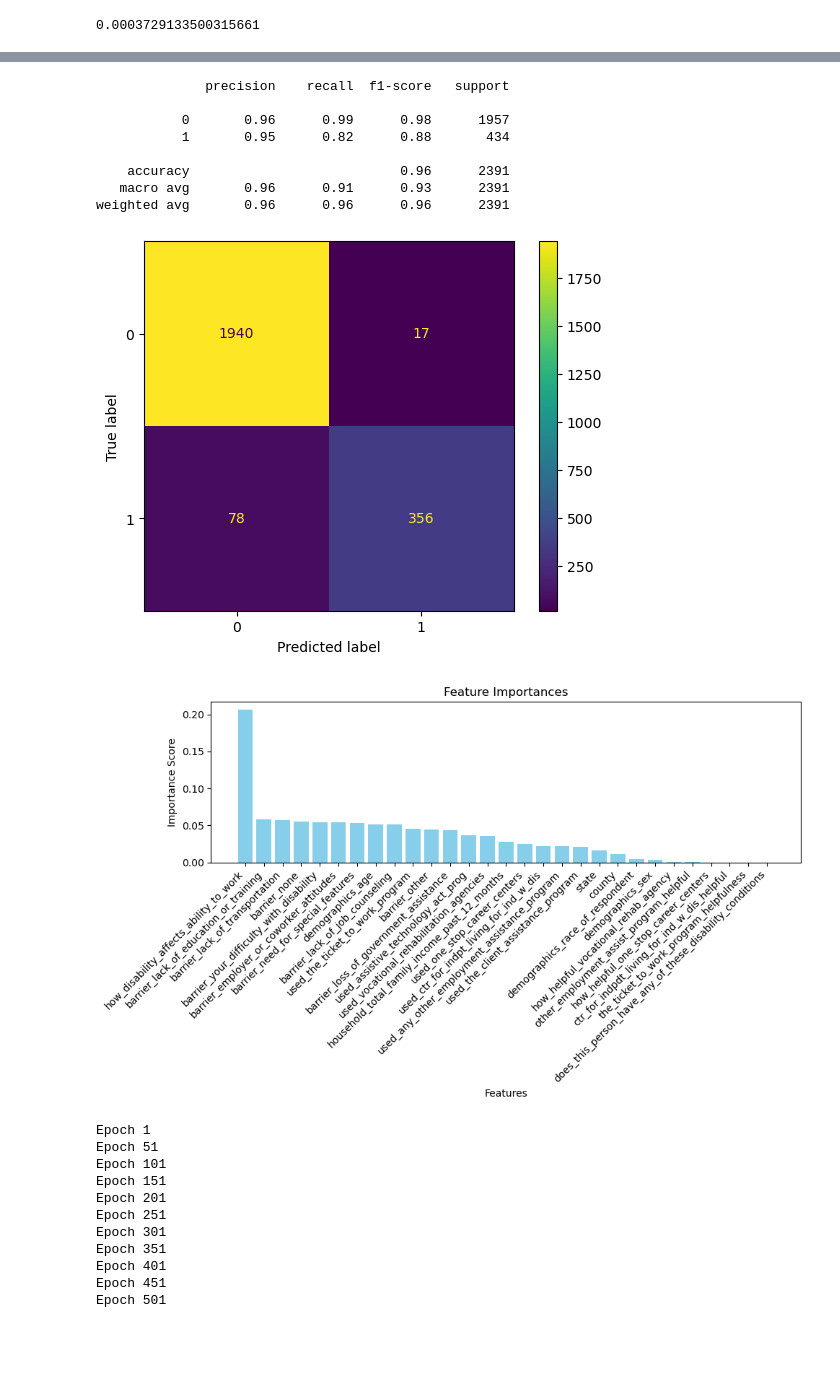
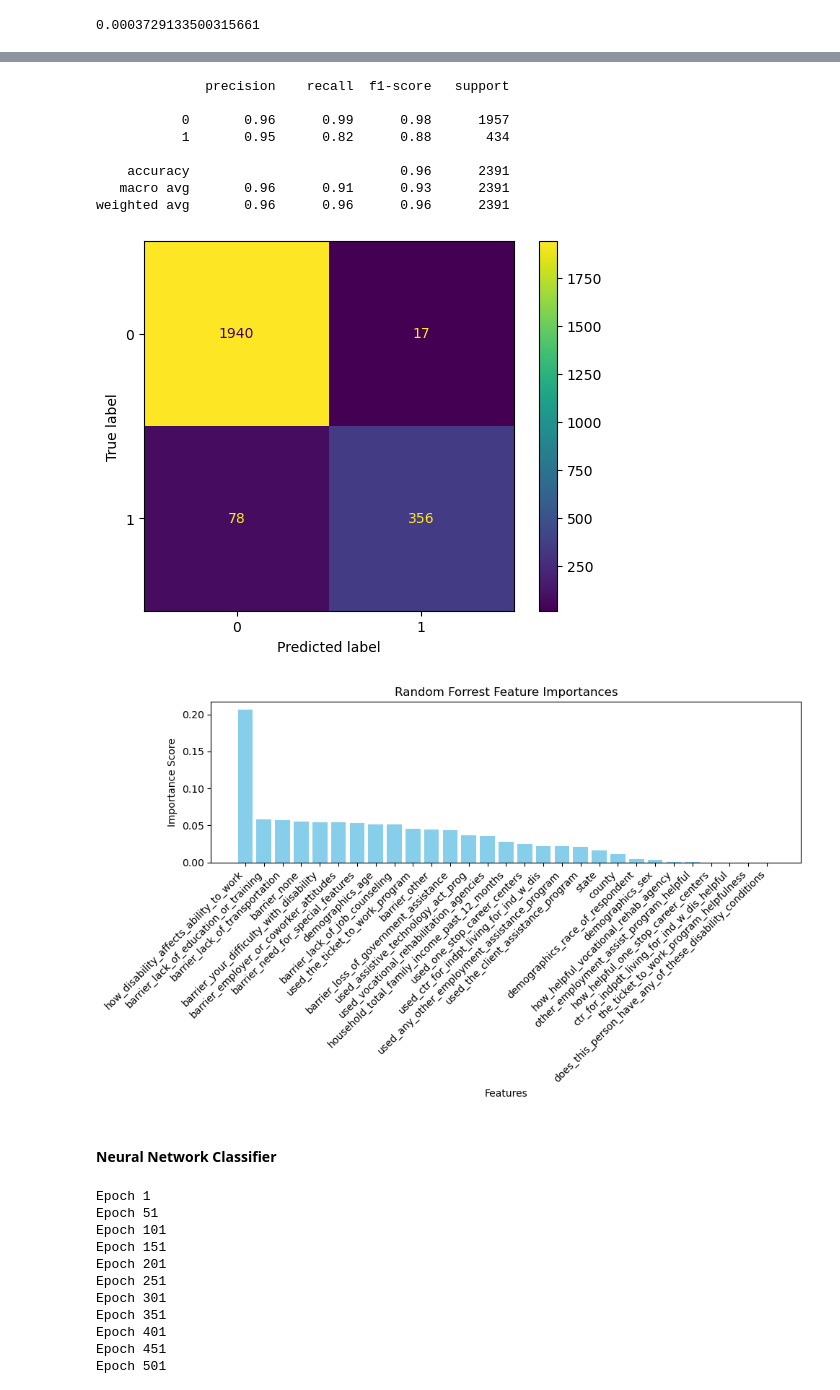
Before and after one commit to 04AJ/vocational-rehab, a Jupyter notebook: notebook_us.ipynb, the cells around one changed output, grey strips where cells are left out. Cells and saved outputs as stored; diff of their text form; code cells hidden in the pictures; blank space fills up the shorter version.

Commit message:
added visualizations

```diff
--- a/notebook_us.ipynb
+++ b/notebook_us.ipynb
@@ -372,35 +416,37 @@ cm = confusion_matrix(y_test, y_pred, labels=clf_rf2.classes_)
 disp = ConfusionMatrixDisplay(confusion_matrix=cm, display_labels=clf_rf2.classes_)
 disp.plot()
 print(classification_report(y_test, y_pred))
 
 feature_importances = clf_rf2.feature_importances_
 feature_names = list(X_train.columns)
 
 # Sort features by importance
 sorted_indices = np.argsort(feature_importances)[::-1]
 sorted_importances = feature_importances[sorted_indices]
 sorted_features = [feature_names[i] for i in sorted_indices]
 
 # Create the bar chart
 plt.figure(figsize=(10, 6))
 plt.bar(sorted_features, sorted_importances, color='skyblue')
 plt.xlabel("Features")
 plt.ylabel("Importance Score")
-plt.title("Feature Importances")
+plt.title("Random Forrest Feature Importances")
 plt.xticks(rotation=45, ha='right')
 plt.tight_layout()
 plt.show()
 # %% [output]
               precision    recall  f1-score   support
 
            0       0.96      0.99      0.98      1957
            1       0.95      0.82      0.88       434
 
     accuracy                           0.96      2391
    macro avg       0.96      0.91      0.93      2391
 weighted avg       0.96      0.96      0.96      2391
 [figure]
-[figure, old version]
+[figure, new version]
+# %% [markdown]
+#### Neural Network Classifier
 # %%
 from sklearn.model_selection import train_test_split
 import pandas as pd
```
Also changed, not shown: parts of 15 cells of this notebook, 22 other files.
